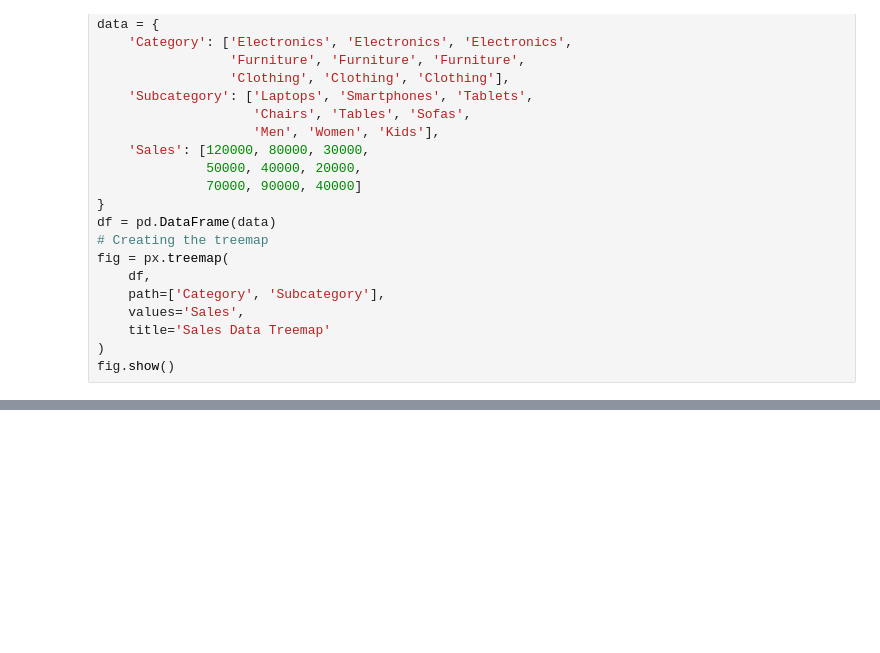
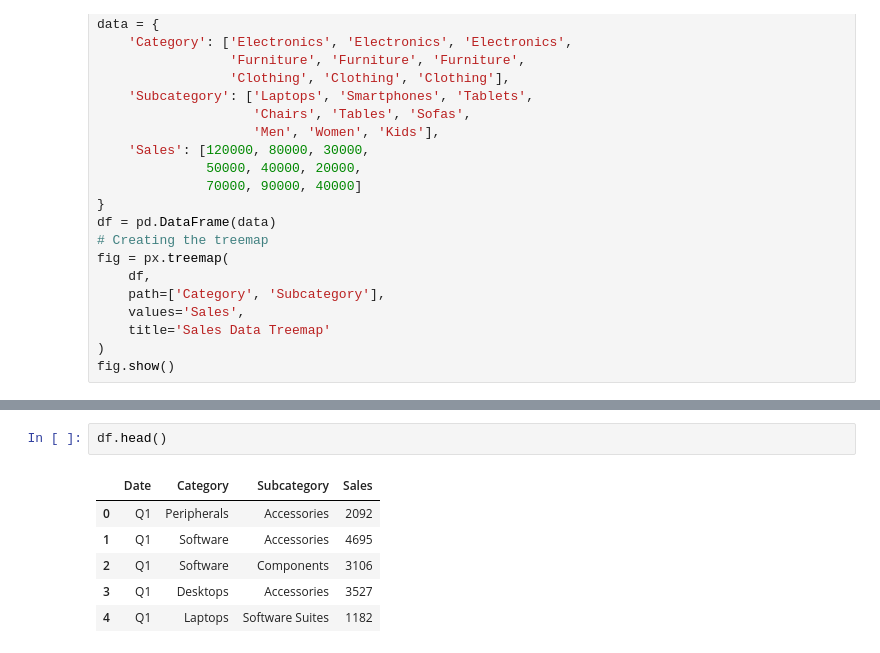
Before and after one commit to jihyeon26/data_analyze_project1, a Jupyter notebook: dataScience_ibm/visualization/2. matplotlib.ipynb, the cells around one changed output, grey strips where cells are left out. Saved outputs shown, nothing was run; the diff lists cells and outputs as text; blank space fills up the shorter version.

```diff
--- a/dataScience_ibm/visualization/2. matplotlib.ipynb
+++ b/dataScience_ibm/visualization/2. matplotlib.ipynb
@@ -457,0 +496,9 @@ fig.show()
+# %%
+df.head()
+# %% [output]
+|  | Date | Category | Subcategory | Sales |
+| 0 | Q1 | Peripherals | Accessories | 2092 |
+| 1 | Q1 | Software | Accessories | 4695 |
+| 2 | Q1 | Software | Components | 3106 |
+| 3 | Q1 | Desktops | Accessories | 3527 |
+| 4 | Q1 | Laptops | Software Suites | 1182 |
```
Also changed, not shown: parts of 5 cells of this notebook.
